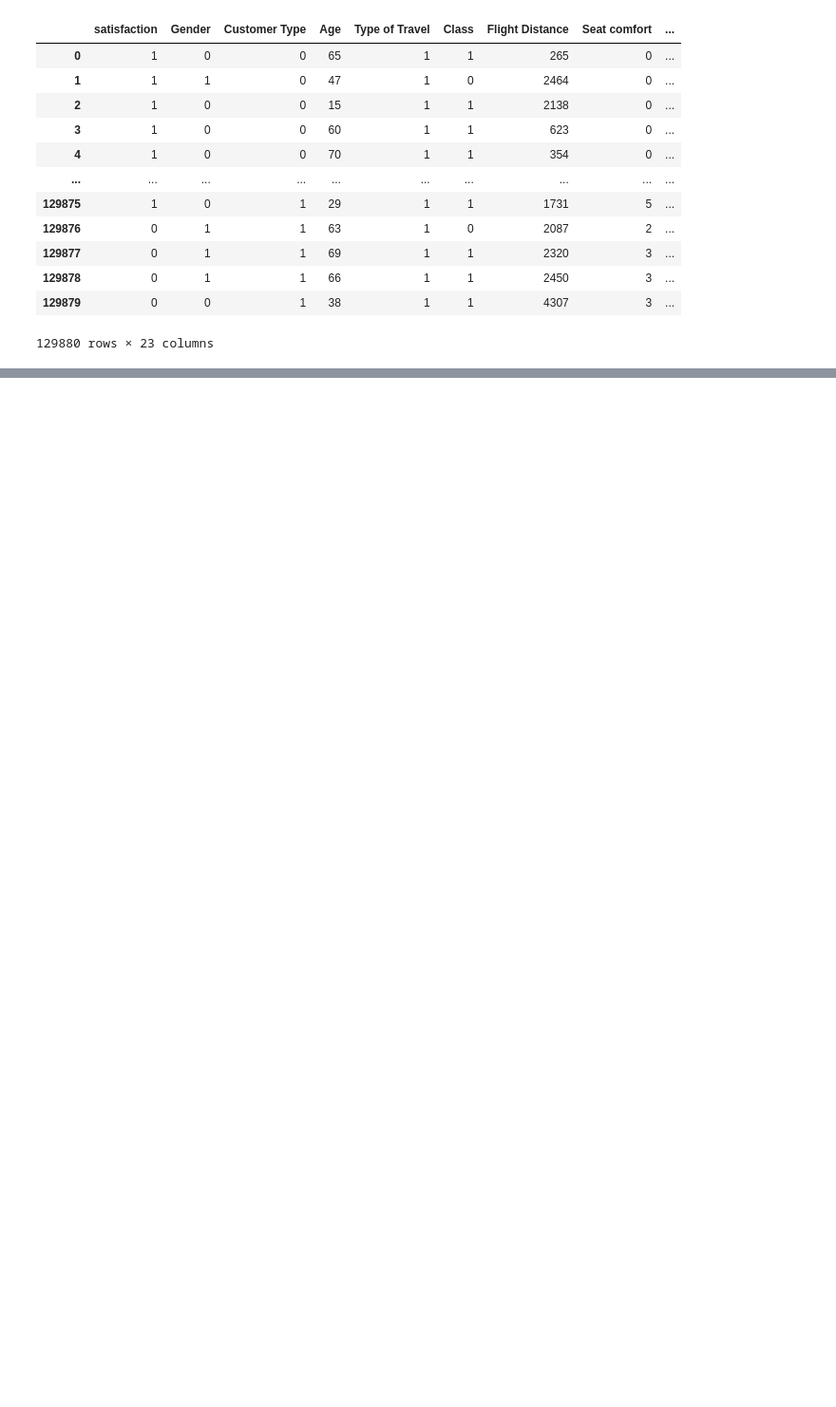
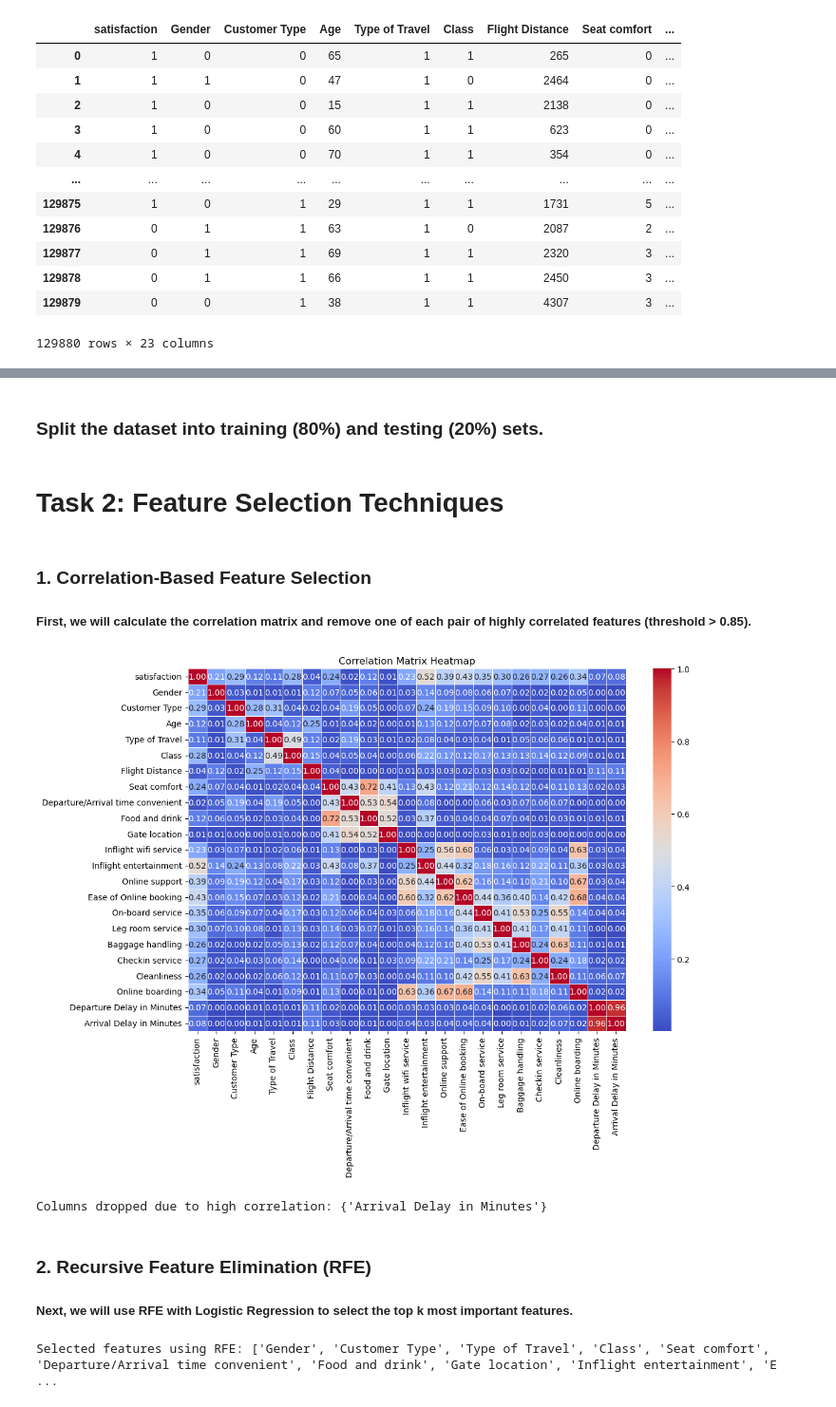
Before and after one commit to IbrahimBajwa313/Data-Science, a Jupyter notebook: LogisticRegression.ipynb, the cells around one changed output, grey strips where cells are left out. Shown at 95% size. Cells and saved outputs as stored; diff of their text form; code cells hidden in the pictures; blank space fills up the shorter version.

```diff
--- a/LogisticRegression.ipynb
+++ b/LogisticRegression.ipynb
@@ -57,0 +86,5 @@ df
+# %%
+# As, there are a lot of outliers, we will use median for this
+df['Arrival Delay in Minutes'] = df['Arrival Delay in Minutes'].fillna(df['Arrival Delay in Minutes'].median())
+
+df.isnull().sum()
@@ -57,0 +168,2 @@ df
+# %% [markdown]
+### Split the dataset into training (80%) and testing (20%) sets.
@@ -57,0 +197,60 @@ df
+# %% [markdown]
+# Task 2: Feature Selection Techniques
+# %% [markdown]
+### 1. Correlation-Based Feature Selection
+
+##### First, we will calculate the correlation matrix and remove one of each pair of highly correlated features (threshold > 0.85).
+# %%
+# Compute correlation matrix
+corr_matrix = df.corr().abs()
+
+# Set a threshold for high correlation
+threshold = 0.85
+
+# Plot the heatmap
+plt.figure(figsize=(12, 8))
+sns.heatmap(corr_matrix, annot=True, cmap='coolwarm', fmt='.2f', linewidths=0.5, cbar=True)
+plt.title('Correlation Matrix Heatmap')
+plt.show()
+# %% [output]
+[figure, added]
+# %%
+
+# Identify columns with high correlation
+columns_to_drop = set()
+for i in range(len(corr_matrix.columns)):
+    for j in range(i):
+        if corr_matrix.iloc[i, j] > threshold:
+            columns_to_drop.add(corr_matrix.columns[i])
+
+# Drop the correlated columns
+df.drop(columns=columns_to_drop, inplace=True)
+
+# Display dropped columns
+print(f"Columns dropped due to high correlation: {columns_to_drop}")
+# %% [output]
+Columns dropped due to high correlation: {'Arrival Delay in Minutes'}
+# %% [markdown]
+### 2. Recursive Feature Elimination (RFE)
+
+##### Next, we will use RFE with Logistic Regression to select the top k most important features.
+# %%
+from sklearn.feature_selection import RFE
+from sklearn.linear_model import LogisticRegression
+
+# Define the feature set and target variable
+X = df.drop('satisfaction', axis=1)
+y = df['satisfaction']
+
+# Create a Logistic Regression model
+model = LogisticRegression(max_iter=5000)
+
+# Perform RFE
+selector = RFE(model, n_features_to_select=15)
+selector = selector.fit(X, y)
+
+# Get selected features
+selected_features_rfe = X.columns[selector.support_]
+print("Selected features using RFE:", selected_features_rfe.tolist())
+# %% [output]
+Selected features using RFE: ['Gender', 'Customer Type', 'Type of Travel', 'Class', 'Seat comfort', 'Departure/Arrival time convenient', 'Food and drink', 'Gate location', 'Inflight entertainment', 'E ...
```
Also changed, not shown: parts of 21 cells of this notebook.
